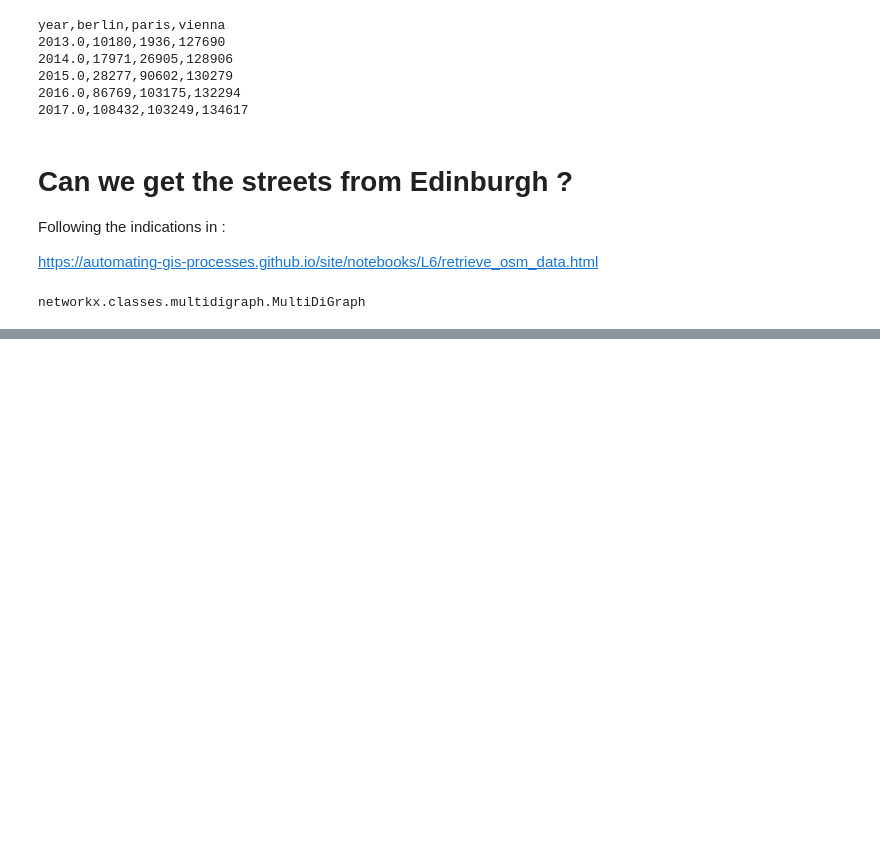
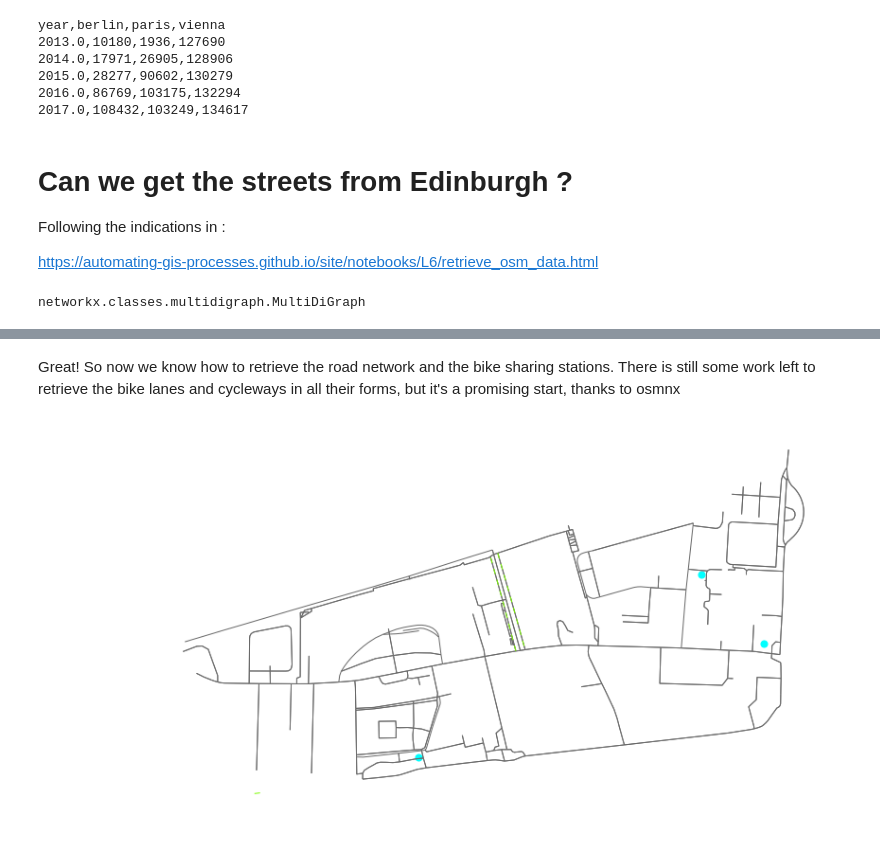
Before and after one commit to EArtiges/Bike_Share_data, a Jupyter notebook: Get_OSM_Data.ipynb, the cells around one changed output, grey strips where cells are left out. Cells and saved outputs as stored; diff of their text form; code cells hidden in the pictures; blank space fills up the shorter version.

Commit message:
explored osmnx for GIS data collection

```diff
--- a/Get_OSM_Data.ipynb
+++ b/Get_OSM_Data.ipynb
@@ -152,0 +151,4 @@ leisure = ox.geometries_from_place(place_name, tags)
+# %%
+tags={'highway':True}
+highways = ox.geometries_from_place(place_name, tags)
+highways.highway.value_counts()
@@ -194,0 +294,24 @@ plt.tight_layout()
+# %% [markdown]
+Great! So now we know how to retrieve the road network and the bike sharing stations. There is still some work left to retrieve the bike lanes and cycleways in all their forms, but it's a promising start, thanks to osmnx
+# %%
+plt.style.use("dark_background")
+
+fig, ax = plt.subplots(figsize=(12,8))
+
+fig.patch.set_alpha(0)
+
+# LINES
+# Plot street edges
+edges.plot(ax=ax, linewidth=1, edgecolor='dimgray')
+# Plot cycle ways
+highways[highways.highway=='cycleway'].plot(ax=ax, color='lawngreen', alpha=1, ls='--')
+
+# POINTS
+# Plot JustEat stations in cyan;
+bike_stations.plot(ax=ax, color='cyan', alpha=1, markersize=50)
+
+plt.axis('off')
+
+plt.tight_layout()
+# %% [output]
+[figure, added]
```
Also changed, not shown: parts of 23 cells of this notebook, 2 other files.
